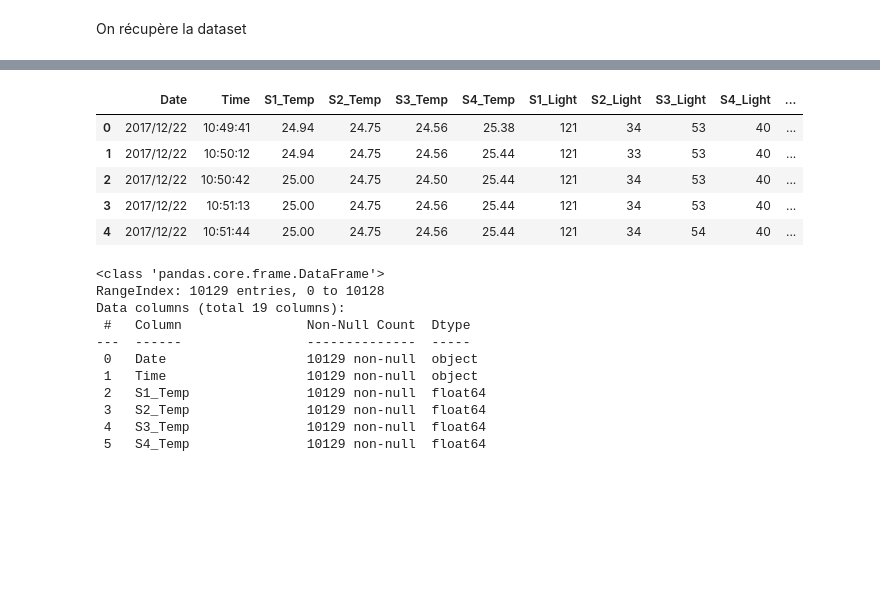
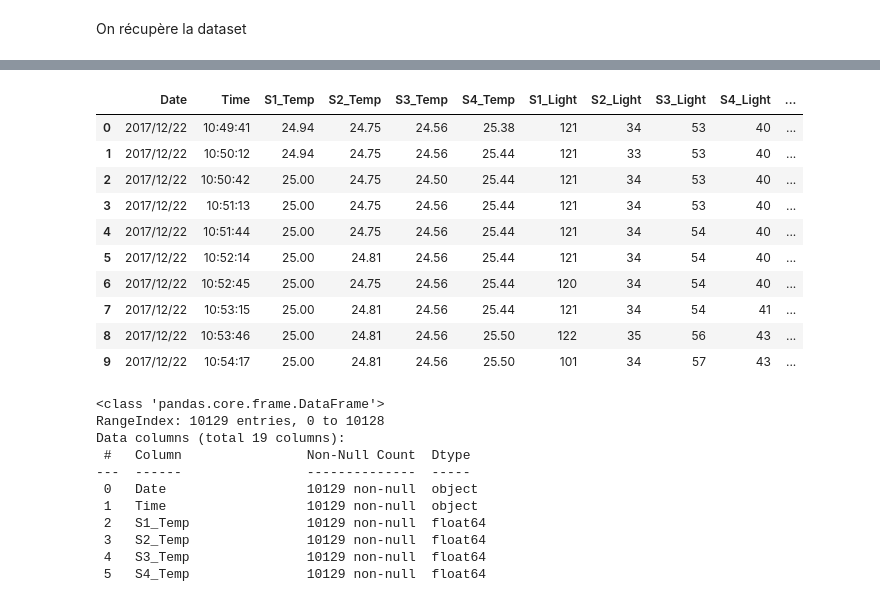
Before and after one commit to valentinedum/room_occupancy_estimation, a Jupyter notebook: notebooks/exploration.ipynb, the cells around one changed output, grey strips where cells are left out. Saved outputs shown, nothing was run; the diff lists cells and outputs as text; code cells hidden in the pictures; blank space fills up the shorter version.

```diff
--- a/notebooks/exploration.ipynb
+++ b/notebooks/exploration.ipynb
@@ -12,25 +20,30 @@ On récupère la dataset
 # %%
 import pandas as pd
 import numpy as np
 import math
 import matplotlib.pyplot as plt
 import os
 import sys
 
 from pandas.plotting import scatter_matrix
 
-csv_path = "/content/drive/MyDrive/Projet MAIA 12 - Room Occupancy Estimation/Occupancy_Estimation.csv"
+csv_path = "/content/Occupancy_Estimation.csv"
 df = pd.read_csv(csv_path)
 
 # Afficher les premières lignes du dataset
-df.head()
+df.head(10)
 # %% [output]
 |  | Date | Time | S1_Temp | S2_Temp | S3_Temp | S4_Temp | S1_Light | S2_Light | S3_Light | S4_Light | ... |
 | 0 | 2017/12/22 | 10:49:41 | 24.94 | 24.75 | 24.56 | 25.38 | 121 | 34 | 53 | 40 | ... |
 | 1 | 2017/12/22 | 10:50:12 | 24.94 | 24.75 | 24.56 | 25.44 | 121 | 33 | 53 | 40 | ... |
 | 2 | 2017/12/22 | 10:50:42 | 25.00 | 24.75 | 24.50 | 25.44 | 121 | 34 | 53 | 40 | ... |
 | 3 | 2017/12/22 | 10:51:13 | 25.00 | 24.75 | 24.56 | 25.44 | 121 | 34 | 53 | 40 | ... |
 | 4 | 2017/12/22 | 10:51:44 | 25.00 | 24.75 | 24.56 | 25.44 | 121 | 34 | 54 | 40 | ... |
+| 5 | 2017/12/22 | 10:52:14 | 25.00 | 24.81 | 24.56 | 25.44 | 121 | 34 | 54 | 40 | ... |
+| 6 | 2017/12/22 | 10:52:45 | 25.00 | 24.75 | 24.56 | 25.44 | 120 | 34 | 54 | 40 | ... |
+| 7 | 2017/12/22 | 10:53:15 | 25.00 | 24.81 | 24.56 | 25.44 | 121 | 34 | 54 | 41 | ... |
+| 8 | 2017/12/22 | 10:53:46 | 25.00 | 24.81 | 24.56 | 25.50 | 122 | 35 | 56 | 43 | ... |
+| 9 | 2017/12/22 | 10:54:17 | 25.00 | 24.81 | 24.56 | 25.50 | 101 | 34 | 57 | 43 | ... |
 # %%
 df.info(verbose=True)
 # %% [output]
```
Also changed, not shown: parts of 76 cells of this notebook.
